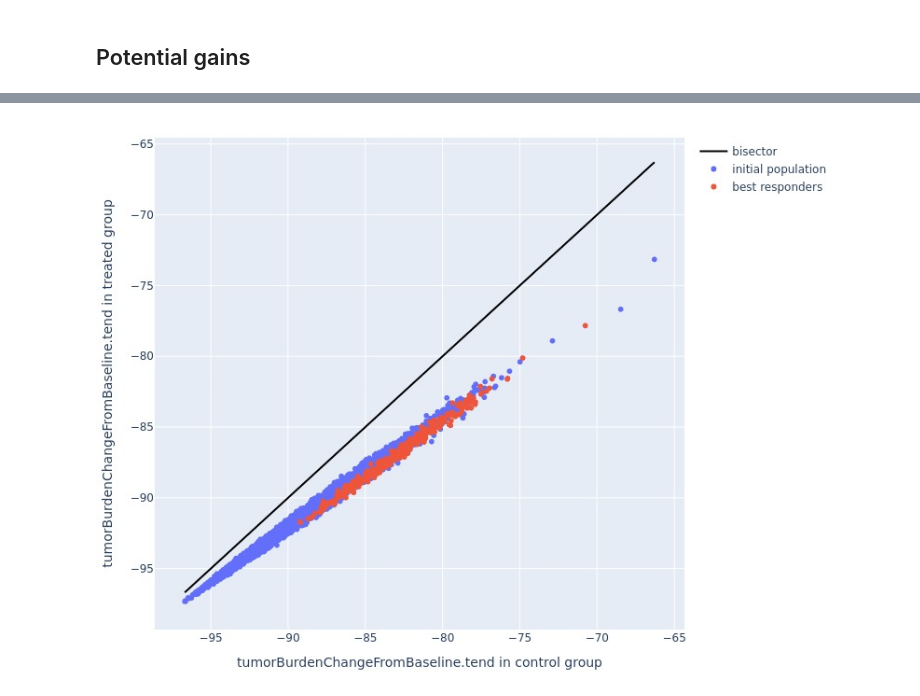
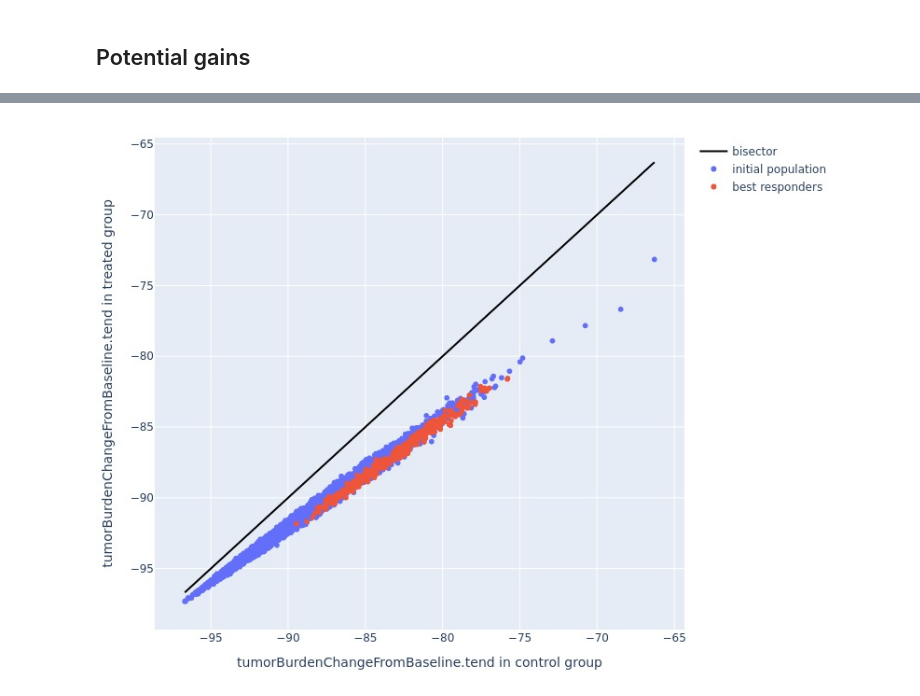
Before and after one commit to novainsilico/jinko-api-cookbook, a Jupyter notebook: cookbooks/trial_design_optimization.ipynb, the cells around one changed output, grey strips where cells are left out. Drawn from its saved outputs; the diff is of its cells as text; code cells hidden in the pictures.

```diff
--- a/cookbooks/trial_design_optimization.ipynb
+++ b/cookbooks/trial_design_optimization.ipynb
@@ -103,7 +129,7 @@ trial_core_item_id = jinko.get_core_item_id(trial_sid, 1)
 # Choose a specific revision. By default we return the last version
 revision = None
 # Choose a specific label. By default we return the last version
-label = "cookbook"
+label = "cookbook-v2"
 response = jinko.get_project_item(sid=trial_sid, revision=revision, label=label)
 trial_core_item_id, trial_snapshot_id = (
     response["coreId"]["id"],
@@ -136,7 +162,7 @@ response = jinko.make_request(
     path="/core/v2/result_manager/scalars_summary",
     method="POST",
     json={
-        "select": all_features + [outcome_name],
+        "select": [d.identifier for d in all_descriptors] + [outcome_name],
         "trialId": {"coreItemId": trial_core_item_id, "snapshotId": trial_snapshot_id},
     },
 )
@@ -145,7 +171,7 @@ filename = archive.namelist()[0]
 
 csv_scalars = archive.read(filename).decode("utf-8")
 
-scalars_dtf = pd.read_csv(io.StringIO(csv_scalars))
-print("Number of rows in the initial table:", len(scalars_dtf))
+scalars_df = pd.read_csv(io.StringIO(csv_scalars))
+print("Number of rows in the initial table:", len(scalars_df))
 # %% [output]
 Authentication successful
@@ -524,0 +583,20 @@ Actual score = 0.861
+# %%
+rng = np.random.default_rng([cookbook_seed])
+num_mc = 10000
+exploration_scale = 0.02
+
+x0 = ec.criteria_to_vector(score_proxy_criteria)
+dim = len(ec.criteria_ids)
+X_mc = rng.normal(loc=x0, scale=np.absolute(x0 * exploration_scale), size=(num_mc, dim))
+y = np.array([ec.score_vector(main_df, trial_sample_size, x) for x in X_mc])
+mc_i_max = np.nanargmax(y)
+print(
+    f"MC fine-tuning, number of admissible points = {np.count_nonzero(~np.isnan(y))} / {X_mc.shape[0]}"
+)
+score_proxy_mc_fine_tuned_criteria = ec.criteria_from_vector(X_mc[mc_i_max])
+ec.report(
+    main_df,
+    score_proxy_mc_fine_tuned_criteria,
+    sample_size=trial_sample_size,
+    n_boot=100,
+)
@@ -727,6 +790,6 @@ Eligibility criteria using Sobol design exhaustive search + MC fine-tuning:
 # %%
 fig = go.Figure()
-outcome = control_arm_scalars[outcome_name]
+outcome = main_df["outcome_control"]
 bisector = np.array([outcome.min(), outcome.max()])
 fig.add_trace(
     go.Scatter(
@@ -735,37 +798,41 @@ fig.add_trace(
 )
 fig.add_trace(
     go.Scattergl(
-        x=control_arm_scalars[outcome_name],
-        y=treated_arm_scalars[outcome_name],
+        x=main_df["outcome_control"],
+        y=main_df["outcome_treated"],
         mode="markers",
         marker=dict(
             color=colors.qualitative.Plotly[0],
         ),
         name="initial population",
         hoverinfo="none",
     )
 )
 fig.add_trace(
     go.Scattergl(
-        x=control_arm_scalars[filter_conditions(mc_best_criteria)][outcome_name],
-        y=treated_arm_scalars[filter_conditions(mc_best_criteria)][outcome_name],
+        x=main_df[ec.filter_conditions(main_df, score_proxy_mc_fine_tuned_criteria)][
+            "outcome_control"
+        ],
+        y=main_df[ec.filter_conditions(main_df, score_proxy_mc_fine_tuned_criteria)][
+            "outcome_treated"
+        ],
         mode="markers",
         marker=dict(
             color=colors.qualitative.Plotly[1],
         ),
         name="best responders",
         hoverinfo="none",
     )
 )
 fig.update_xaxes(title_text=f"{outcome_name} in control group")
 fig.update_yaxes(title_text=f"{outcome_name} in treated group")
 fig.update_annotations(font_size=12)
 fig.update_layout(
     showlegend=True,
     width=800,
     height=600,
     margin=dict(l=50, r=20, t=20, b=20),
 )
 fig.show(renderer="jpeg")
 # %% [output]
-[figure, old version]
+[figure, new version]
```
Also changed, not shown: parts of 16 cells of this notebook.
